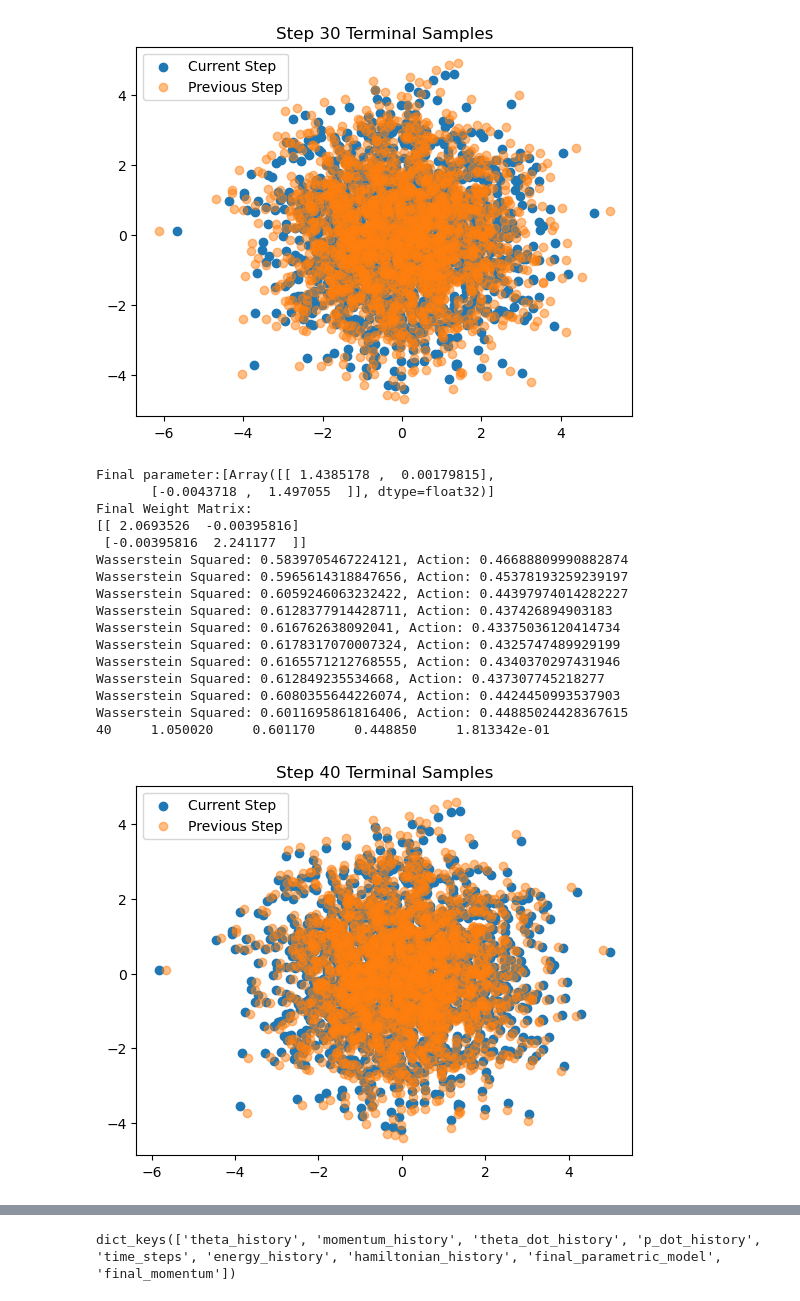
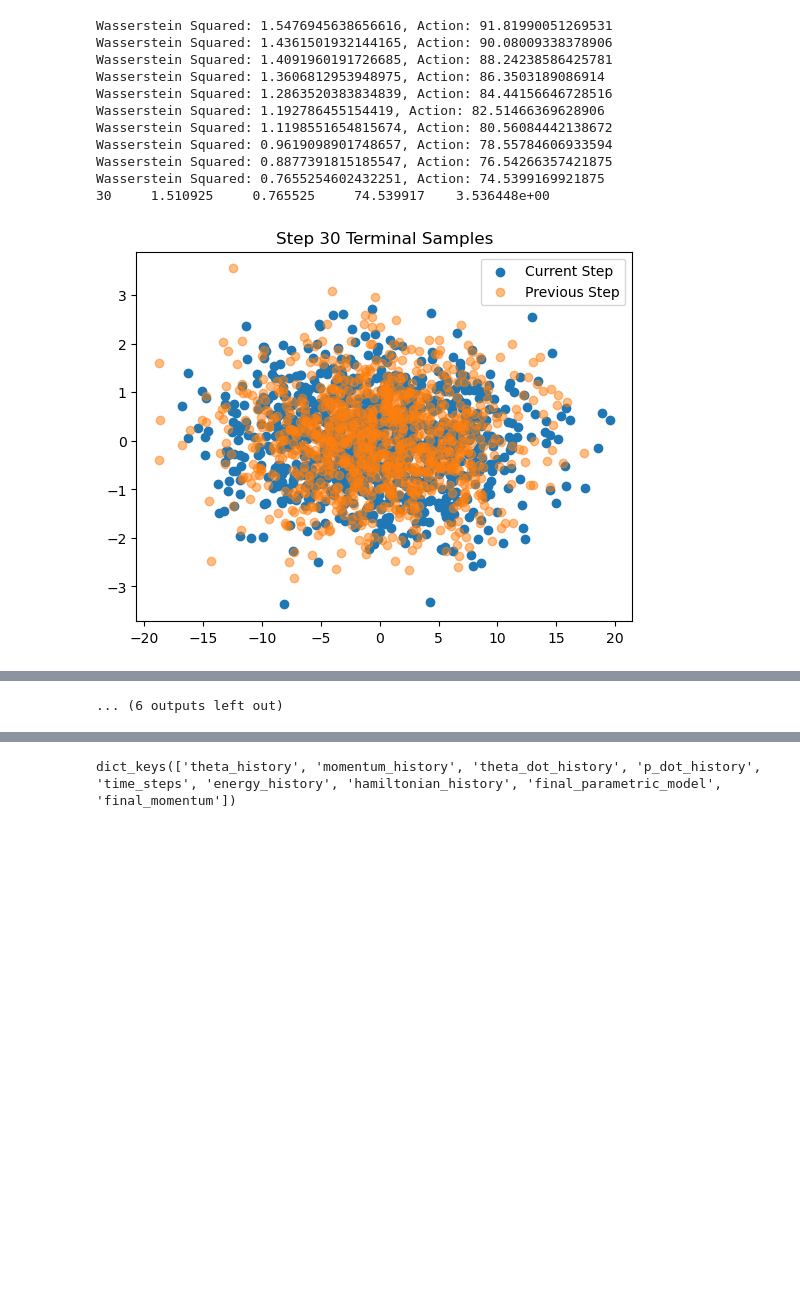
Before and after one commit to SebasGutHdz/PATHF-Parametric-Algorithm-for-Two-point-Hamiltonian-Flow-, a Jupyter notebook: test_bv_hf.ipynb, the cells around one changed output, grey strips where cells are left out. Cells and saved outputs as stored; diff of their text form; code cells hidden in the pictures; blank space fills up the shorter version.

```diff
--- a/test_bv_hf.ipynb
+++ b/test_bv_hf.ipynb
@@ -190,7 +151,7 @@ def cost_functional(p_0: PyTree,
     jax.debug.print("Wasserstein Squared: {ws}, Action: {ac}", ws=wasserstein_squared, ac=action)
 
     # ===== COMBINE TERMS =====
-    total_cost = alpha * wasserstein_squared + action
+    total_cost =  wasserstein_squared + alpha*action
 
     return total_cost
 # %%
@@ -420,3 +380,21 @@ def optimize_initial_momentum(
         'final_wasserstein': final_details['wasserstein'],
         'final_action': final_details['action']
     }
+# %%
+dim = 20
+n_samples = 2_000
+# Setup your test case
+parametric_model = ParametricModel(
+    parametric_map="mlp",
+    architecture=[dim, 0, dim],
+    scale_factor=1e-5,  # Small perturbation for numerical stability
+    time_dependent = False,
+    dt0=0.1
+)
+# %%
+key = jax.random.PRNGKey(1234)
+rngs = nnx.Rngs(key)
+# Generate reference samples from lambda = N(0, I)
+key, subkey = jax.random.split(key)
+test_data_set = jax.random.normal(subkey, (n_samples, dim))
+G_mat = G_matrix(parametric_model)
@@ -423,21 +407,19 @@ def optimize_initial_momentum(
 # %%
-# Setup your test case
-parametric_model = ParametricModel(
-    parametric_map="mlp",
-    architecture=[2, 0, 2],
-    scale_factor=1e-5  # Small perturbation for numerical stability
-)
+
 
 # Initialize momentum (e.g., zeros or small random)
 _, p_0_init = nnx.split(parametric_model)
-p_0_init = jax.tree.map(lambda x: 0.1 * jax.random.normal(jax.random.PRNGKey(0), x.shape), p_0_init)
+p_0_init = jax.tree.map(lambda x: 0.01 * jax.random.normal(jax.random.PRNGKey(0), x.shape), p_0_init)
 # p_0_init = jax.tree.map(jnp.zeros_like, p_0_init)
 
 # Target Gaussian
-Sigma_target = jnp.array([[4.0, 0.0], [0.0, 4.0]])  # N(0, 2I)
+# Sigma_target =   # N(0, 2I)
+Sigma_target = 5*jnp.eye(dim)
+Sigma_target = Sigma_target.at[0:2,0:2].set(jnp.array([[30.0, -.5], [-.5, 1.0]]))
 
 h = 0.1
 max_iterations = int(1/h)
+opt_steps = 60
 
 # Run optimization
 results = optimize_initial_momentum(
@@ -448,13 +430,13 @@ results = optimize_initial_momentum(
     G_mat=G_mat,
     potential=potential,
     Sigma_target=Sigma_target,
-    alpha=1.0,
+    alpha=0.010,
     h=h,
-    solver="minres",
+    solver="cg",
     max_iterations=max_iterations,
     optimizer="adam",
-    learning_rate=0.05,
-    num_optimization_steps=200,
+    learning_rate=0.075,
+    num_optimization_steps=opt_steps,
     verbose=True
 )
 
@@ -522,18 +479,12 @@ Wasserstein Squared: 0.5682129859924316, Action: 0.48325109481811523
+Wasserstein Squared: 1.5476945638656616, Action: 91.81990051269531
+Wasserstein Squared: 1.4361501932144165, Action: 90.08009338378906
+Wasserstein Squared: 1.4091960191726685, Action: 88.24238586425781
+Wasserstein Squared: 1.3606812953948975, Action: 86.3503189086914
+Wasserstein Squared: 1.2863520383834839, Action: 84.44156646728516
+Wasserstein Squared: 1.192786455154419, Action: 82.51466369628906
+Wasserstein Squared: 1.1198551654815674, Action: 80.56084442138672
+Wasserstein Squared: 0.9619098901748657, Action: 78.55784606933594
+Wasserstein Squared: 0.8877391815185547, Action: 76.54266357421875
+Wasserstein Squared: 0.7655254602432251, Action: 74.5399169921875
+30     1.510925     0.765525     74.539917    3.536448e+00
-[figure, old version]
+[figure, new version]
-Final parameter:[Array([[ 1.4385178 ,  0.00179815],
-       [-0.0043718 ,  1.497055  ]], dtype=float32)]
-Final Weight Matrix:
-[[ 2.0693526  -0.00395816]
- [-0.00395816  2.241177  ]]
-Wasserstein Squared: 0.5839705467224121, Action: 0.46688809990882874
-Wasserstein Squared: 0.5965614318847656, Action: 0.45378193259239197
-Wasserstein Squared: 0.6059246063232422, Action: 0.44397974014282227
-Wasserstein Squared: 0.6128377914428711, Action: 0.437426894903183
-Wasserstein Squared: 0.616762638092041, Action: 0.43375036120414734
-Wasserstein Squared: 0.6178317070007324, Action: 0.4325747489929199
-Wasserstein Squared: 0.6165571212768555, Action: 0.4340370297431946
-Wasserstein Squared: 0.612849235534668, Action: 0.437307745218277
-Wasserstein Squared: 0.6080355644226074, Action: 0.4424450993537903
-Wasserstein Squared: 0.6011695861816406, Action: 0.44885024428367615
-40     1.050020     0.601170     0.448850     1.813342e-01
-[figure, removed]
@@ -558,3 +502,4 @@ Wasserstein Squared: 0.5330605506896973, Action: 0.5129217505455017
+... (6 outputs left out)
 # %%
 optimal_p0
 # %% [output]
```
Also changed, not shown: parts of 18 cells of this notebook, 2 other files.
